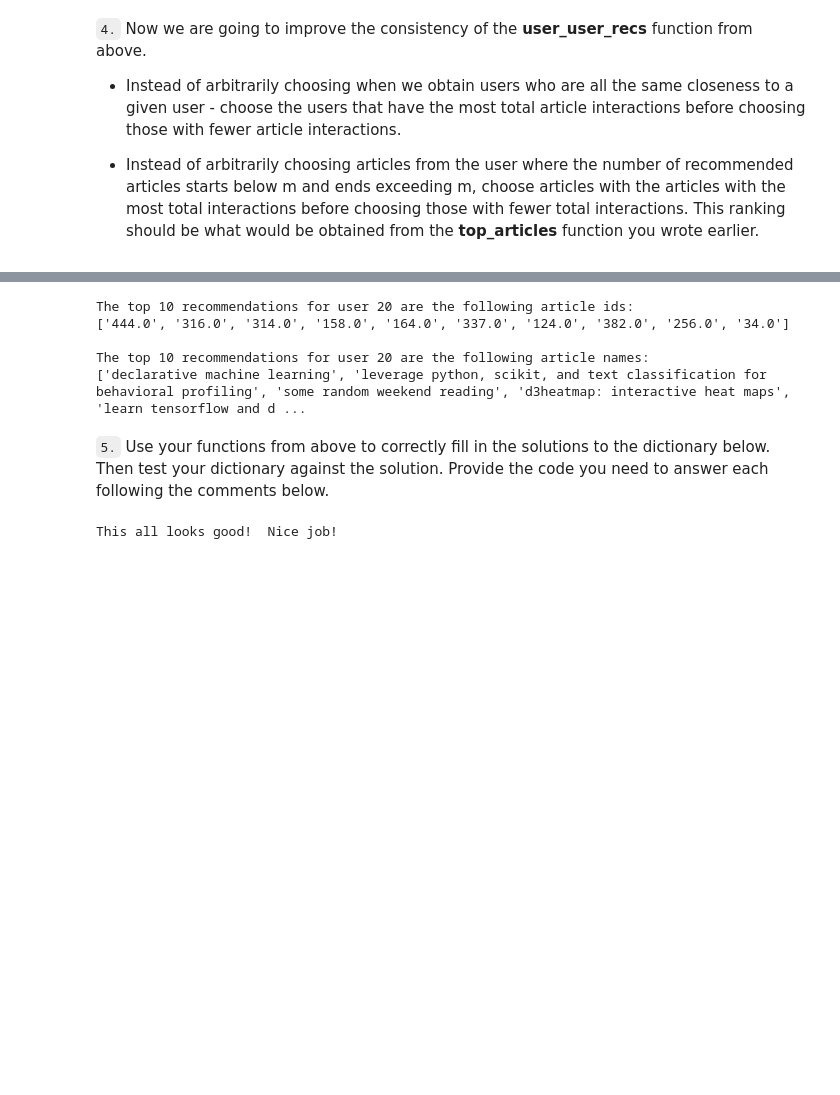
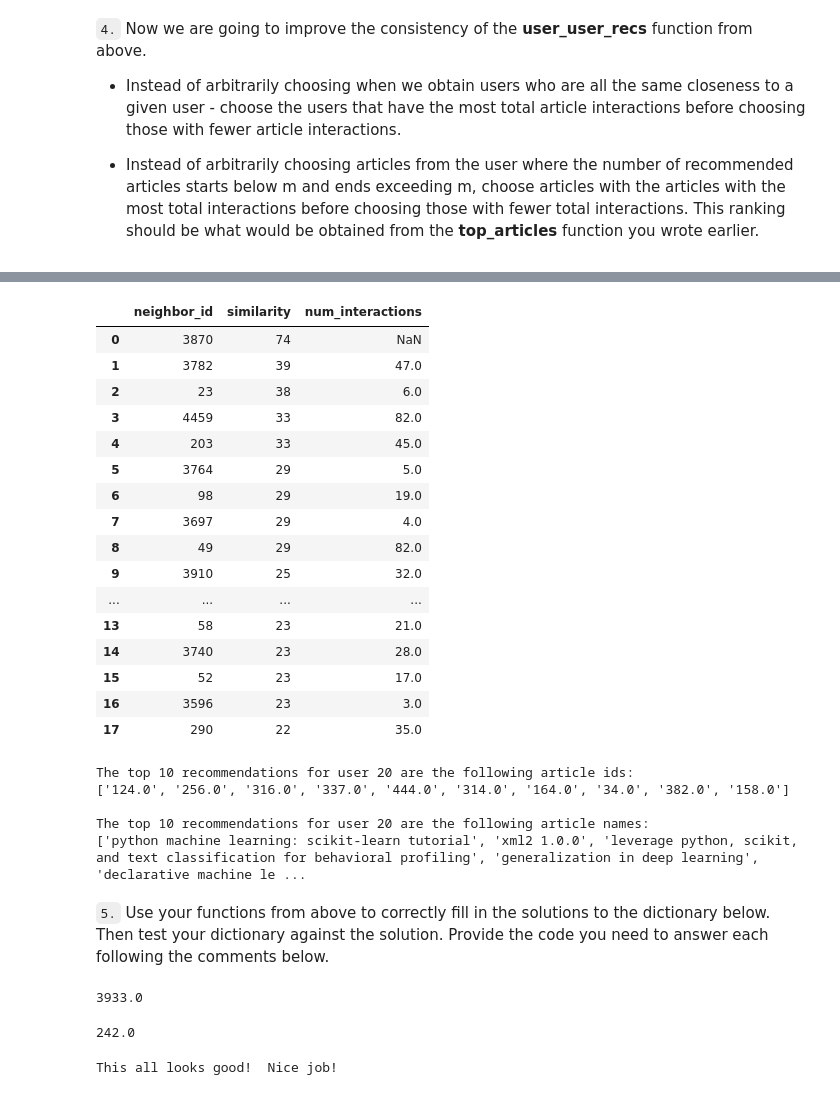
Before and after one commit to mirsadraee/Udacity_Data_Science_Projetcs, a Jupyter notebook: Project_03/Recommendations_with_IBM.ipynb, the cells around one changed output, grey strips where cells are left out. Saved outputs shown, nothing was run; the diff lists cells and outputs as text; code cells hidden in the pictures; blank space fills up the shorter version.

Commit message:
Update Recommendations_with_IBM.ipynb
Update the 'get_top_sorted_users'

```diff
--- a/Project_03/Recommendations_with_IBM.ipynb
+++ b/Project_03/Recommendations_with_IBM.ipynb
@@ -496,12 +512,12 @@ def get_top_sorted_users(user_id, df=df, user_item=user_item):
 
     # the number of articles viewed by the user
     neighbors_df = pd.DataFrame({'neighbor_id': similar_users,'similarity': similarity})
-    num_interactions = neighbors_df['neighbor_id'].map(user_item.apply(np.count_nonzero, axis=1))
+
+    num_interactions = df['user_id'].value_counts() # neighbors_df['neighbor_id'].map(user_item.apply(np.count_nonzero, axis=1))
 
     neighbors_df['num_interactions'] =  num_interactions
 
     return neighbors_df # Return the dataframe specified in the doc_string
-
 
 def user_user_recs_part2(user_id, m=10):
     '''
@@ -548,6 +564,26 @@ def user_user_recs_part2(user_id, m=10):
     rec_names = get_article_names(recs)
 
     return recs, rec_names
+# %%
+get_top_sorted_users(131).iloc[0:18]
+# %% [output]
+|  | neighbor_id | similarity | num_interactions |
+| 0 | 3870 | 74 | NaN |
+| 1 | 3782 | 39 | 47.0 |
+| 2 | 23 | 38 | 6.0 |
+| 3 | 4459 | 33 | 82.0 |
+| 4 | 203 | 33 | 45.0 |
+| 5 | 3764 | 29 | 5.0 |
+| 6 | 98 | 29 | 19.0 |
+| 7 | 3697 | 29 | 4.0 |
+| 8 | 49 | 29 | 82.0 |
+| 9 | 3910 | 25 | 32.0 |
+| ... | ... | ... | ... |
+| 13 | 58 | 23 | 21.0 |
+| 14 | 3740 | 23 | 28.0 |
+| 15 | 52 | 23 | 17.0 |
+| 16 | 3596 | 23 | 3.0 |
+| 17 | 290 | 22 | 35.0 |
 # %%
 # Quick spot check - don't change this code - just use it to test your functions
 rec_ids, rec_names = user_user_recs_part2(20, 10)
@@ -558,10 +594,10 @@ print("The top 10 recommendations for user 20 are the following article names:")
 print(rec_names)
 # %% [output]
 The top 10 recommendations for user 20 are the following article ids:
-['444.0', '316.0', '314.0', '158.0', '164.0', '337.0', '124.0', '382.0', '256.0', '34.0']
+['124.0', '256.0', '316.0', '337.0', '444.0', '314.0', '164.0', '34.0', '382.0', '158.0']
 
 The top 10 recommendations for user 20 are the following article names:
-['declarative machine learning', 'leverage python, scikit, and text classification for behavioral profiling', 'some random weekend reading', 'd3heatmap: interactive heat maps', 'learn tensorflow and d ...
+['python machine learning: scikit-learn tutorial', 'xml2 1.0.0', 'leverage python, scikit, and text classification for behavioral profiling', 'generalization in deep learning', 'declarative machine le ...
 # %% [markdown]
 `5.` Use your functions from above to correctly fill in the solutions to the dictionary below.  Then test your dictionary against the solution.  Provide the code you need to answer each following the comments below.
 # %%
@@ -571,6 +607,14 @@ user1_most_sim = get_top_sorted_users(1).sort_values(by=['similarity'], ascendin
 
 # Find the 10th most similar user to user 131
 user131_10th_sim = get_top_sorted_users(131).sort_values(by=['similarity'], ascending=False).iloc[9].neighbor_id
+# %%
+user1_most_sim
+# %% [output]
+3933.0
+# %%
+user131_10th_sim
+# %% [output]
+242.0
 # %%
 ## Dictionary Test Here
 sol_5_dict = {
```
Also changed, not shown: parts of 3 cells of this notebook.
